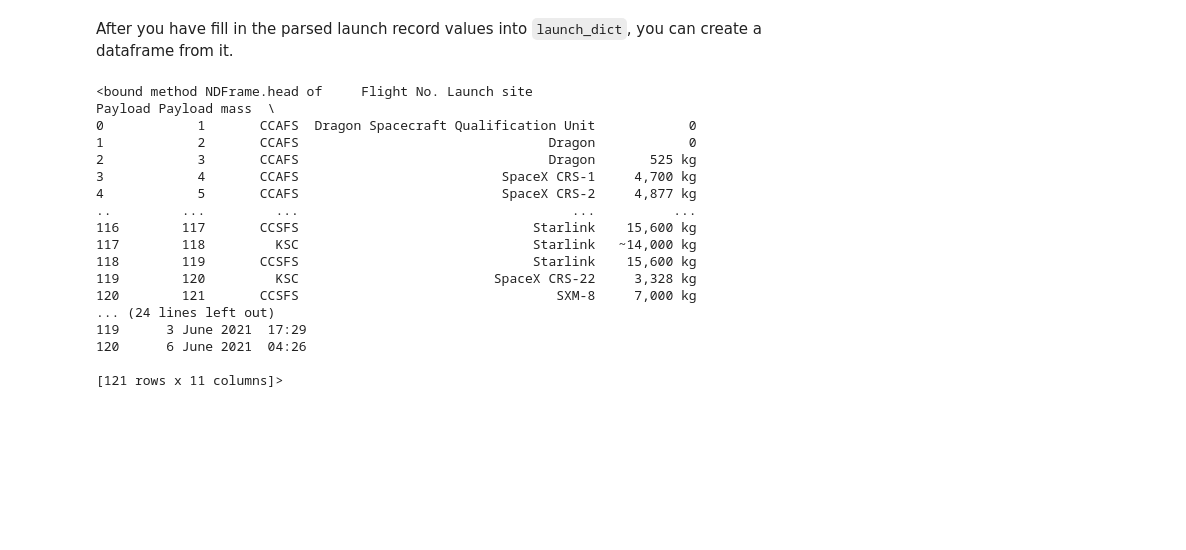
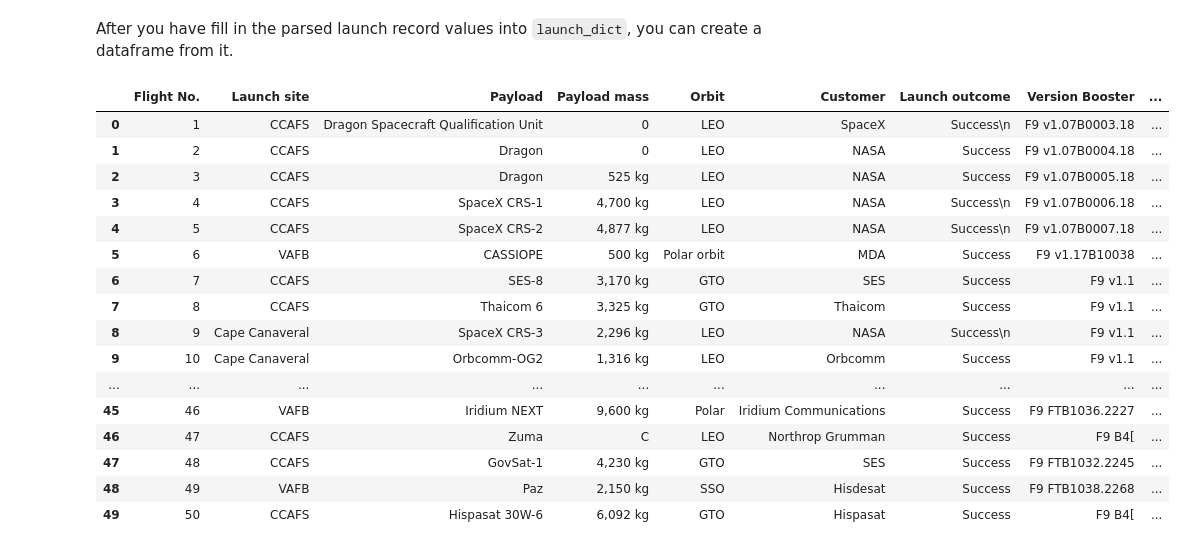
Before and after one commit to VAMSISAKEPURAM/IBM-Capstone-Project_SpaceX, a Jupyter notebook: 2-SpaceX_WebScrping.ipynb, the cells around one changed output. Drawn from its saved outputs; the diff is of its cells as text; code cells hidden in the pictures; blank space fills up the shorter version.

```diff
--- a/2-SpaceX_WebScrping.ipynb
+++ b/2-SpaceX_WebScrping.ipynb
@@ -171,5 +171,10 @@ Starting from the third table is our target table contains the actual launch rec
 # %%
 # Let's print the third table and check its content
 first_launch_table = html_tables[2]
-print(first_launch_table)
+# Iterate through the rows and print the first 50
+for i, row in enumerate(first_launch_table.find_all('tr')):
+    if i < 50:
+        print(row)
+    else:
+        break
 # %% [output]
@@ -367,25 +372,25 @@ for table_number,table in enumerate(soup.find_all('table',"wikitable plainrowhea
 After you have fill in the parsed launch record values into `launch_dict`, you can create a dataframe from it.
 # %%
 df= pd.DataFrame({ key:pd.Series(value) for key, value in launch_dict.items() })
-# %%
-df.head
-# %% [output]
-<bound method NDFrame.head of     Flight No. Launch site                               Payload Payload mass  \
-0            1       CCAFS  Dragon Spacecraft Qualification Unit            0
-1            2       CCAFS                                Dragon            0
-2            3       CCAFS                                Dragon       525 kg
-3            4       CCAFS                          SpaceX CRS-1     4,700 kg
-4            5       CCAFS                          SpaceX CRS-2     4,877 kg
-..         ...         ...                                   ...          ...
-116        117       CCSFS                              Starlink    15,600 kg
-117        118         KSC                              Starlink   ~14,000 kg
-118        119       CCSFS                              Starlink    15,600 kg
-119        120         KSC                         SpaceX CRS-22     3,328 kg
-120        121       CCSFS                                 SXM-8     7,000 kg
-... (24 lines left out)
-119      3 June 2021  17:29
-120      6 June 2021  04:26
-
-[121 rows x 11 columns]>
+# %%
+display(df.head(50))
+# %% [output]
+|  | Flight No. | Launch site | Payload | Payload mass | Orbit | Customer | Launch outcome | Version Booster | ... |
+| 0 | 1 | CCAFS | Dragon Spacecraft Qualification Unit | 0 | LEO | SpaceX | Success\n | F9 v1.07B0003.18 | ... |
+| 1 | 2 | CCAFS | Dragon | 0 | LEO | NASA | Success | F9 v1.07B0004.18 | ... |
+| 2 | 3 | CCAFS | Dragon | 525 kg | LEO | NASA | Success | F9 v1.07B0005.18 | ... |
+| 3 | 4 | CCAFS | SpaceX CRS-1 | 4,700 kg | LEO | NASA | Success\n | F9 v1.07B0006.18 | ... |
+| 4 | 5 | CCAFS | SpaceX CRS-2 | 4,877 kg | LEO | NASA | Success\n | F9 v1.07B0007.18 | ... |
+| 5 | 6 | VAFB | CASSIOPE | 500 kg | Polar orbit | MDA | Success | F9 v1.17B10038 | ... |
+| 6 | 7 | CCAFS | SES-8 | 3,170 kg | GTO | SES | Success | F9 v1.1 | ... |
+| 7 | 8 | CCAFS | Thaicom 6 | 3,325 kg | GTO | Thaicom | Success | F9 v1.1 | ... |
+| 8 | 9 | Cape Canaveral | SpaceX CRS-3 | 2,296 kg | LEO | NASA | Success\n | F9 v1.1 | ... |
+| 9 | 10 | Cape Canaveral | Orbcomm-OG2 | 1,316 kg | LEO | Orbcomm | Success | F9 v1.1 | ... |
+| ... | ... | ... | ... | ... | ... | ... | ... | ... | ... |
+| 45 | 46 | VAFB | Iridium NEXT | 9,600 kg | Polar | Iridium Communications | Success | F9 FTB1036.2227 | ... |
+| 46 | 47 | CCAFS | Zuma | C | LEO | Northrop Grumman | Success | F9 B4[ | ... |
+| 47 | 48 | CCAFS | GovSat-1 | 4,230 kg | GTO | SES | Success | F9 FTB1032.2245 | ... |
+| 48 | 49 | VAFB | Paz | 2,150 kg | SSO | Hisdesat | Success | F9 FTB1038.2268 | ... |
+| 49 | 50 | CCAFS | Hispasat 30W-6 | 6,092 kg | GTO | Hispasat | Success | F9 B4[ | ... |
 # %%
 df.to_csv('spacex_web_scraped.csv', index=False)
```
Also changed, not shown: parts of 2 cells of this notebook.
